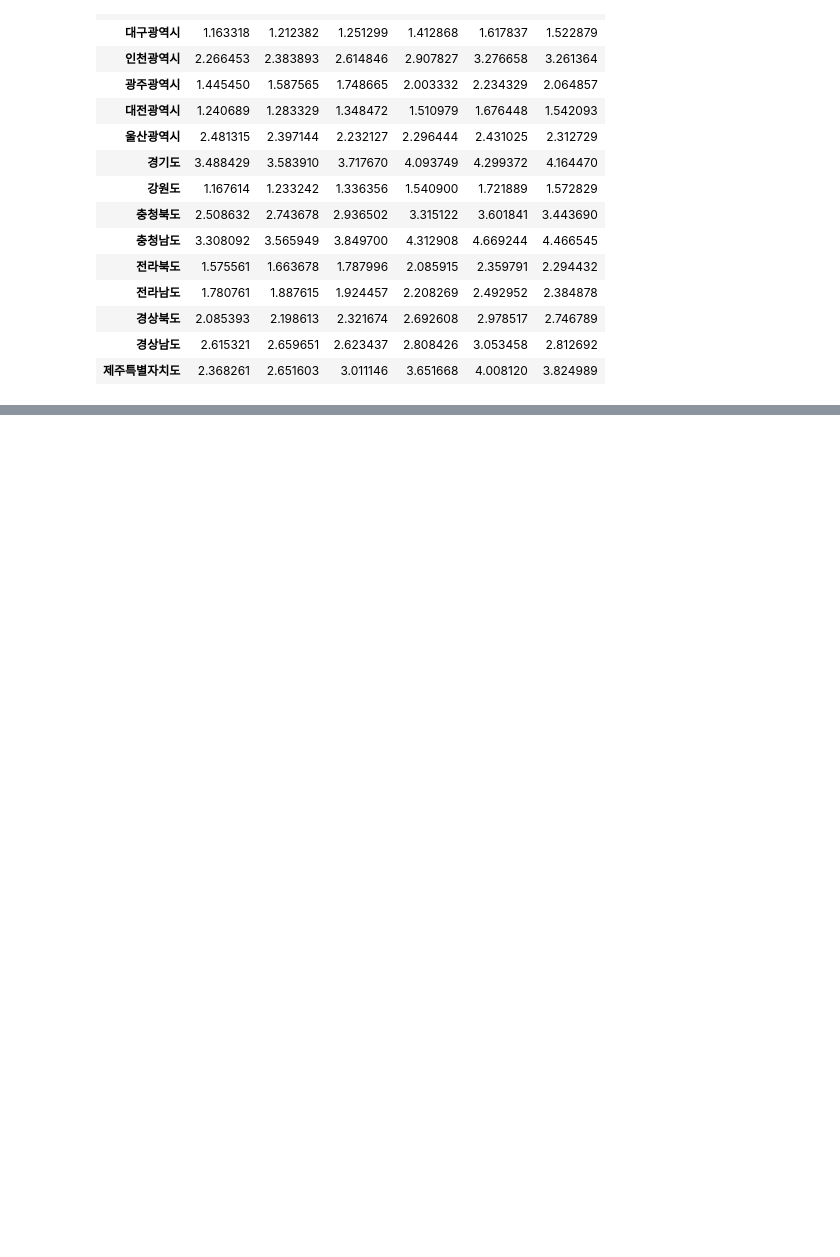
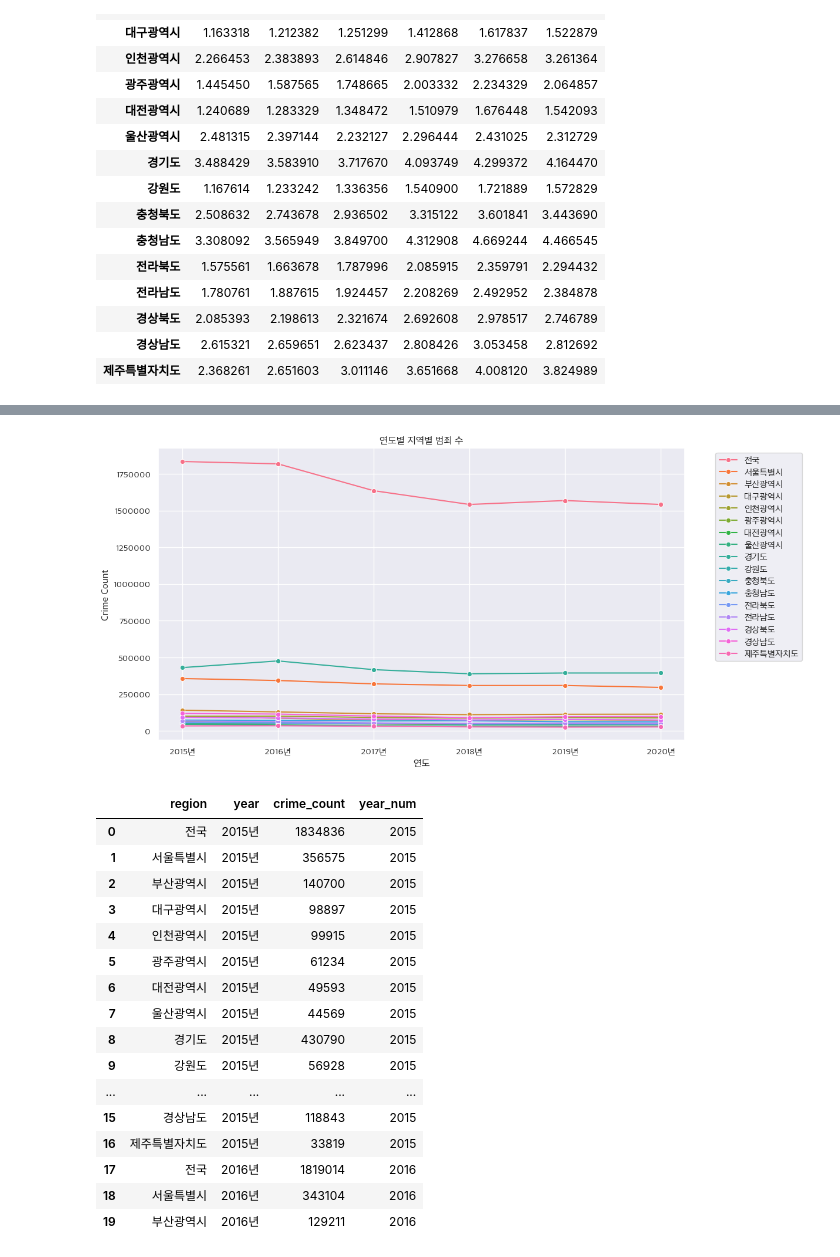
Before and after one commit to chanhwiKang/BigDataProject, a Jupyter notebook: project.ipynb, the cells around one changed output, grey strips where cells are left out. Drawn from its saved outputs; the diff is of its cells as text; code cells hidden in the pictures; blank space fills up the shorter version.

```diff
--- a/project.ipynb
+++ b/project.ipynb
@@ -382,0 +345,57 @@ display(fp_long.head(20))
+# %%
+# line plot: 연도 변화에 따른 지역별 외국인 비율
+import matplotlib.pyplot as plt
+import seaborn as sns
+import pandas as pd
+
+# criminal.drop('전국', axis=0, inplace=True)
+# criminal.drop('서울특별시', axis=0, inplace=True)
+# criminal.drop('경기도', axis=0, inplace=True)
+
+# 1. 기존 행 인덱스를 'region' 열로 변환
+# 2. melt로 long-format 변환
+cm_long = criminal.reset_index().rename(columns={'index':'region'})
+cm_long = cm_long.melt(id_vars='region', var_name='year', value_name='crime_count')
+
+# 연도 숫자 추출(정렬용)
+cm_long['year_num'] = cm_long['year'].astype(str).str.extract(r'(\d{4})').astype(int)
+
+# (선택) 그릴 지역 목록 — 주석 해제하고 원하는 지역만 넣으면 됨
+# regions_to_plot = ['서울특별시','경기도','부산광역시']
+# cm_long = cm_long[cm_long['region'].isin(regions_to_plot)]
+
+# Plot: x=year_num, y=crime_count, hue=region
+plt.figure(figsize=(12,6))
+sns.lineplot(data=cm_long, x='year_num', y='crime_count', hue='region', marker='o')
+plt.xticks(cm_long['year_num'].sort_values().unique(), [str(y)+'년' for y in cm_long['year_num'].sort_values().unique()])
+plt.xlabel('연도')
+plt.ylabel('Crime Count')
+plt.title('연도별 지역별 범죄 수')
+plt.legend(bbox_to_anchor=(1.05,1), loc='upper left')
+plt.tight_layout()
+plt.ticklabel_format(style='plain', axis='y')
+
+plt.show()
+
+
+# 데이터 확인
+display(cm_long.head(20))
+# %% [output]
+[figure, added]
+|  | region | year | crime_count | year_num |
+| 0 | 전국 | 2015년 | 1834836 | 2015 |
+| 1 | 서울특별시 | 2015년 | 356575 | 2015 |
+| 2 | 부산광역시 | 2015년 | 140700 | 2015 |
+| 3 | 대구광역시 | 2015년 | 98897 | 2015 |
+| 4 | 인천광역시 | 2015년 | 99915 | 2015 |
+| 5 | 광주광역시 | 2015년 | 61234 | 2015 |
+| 6 | 대전광역시 | 2015년 | 49593 | 2015 |
+| 7 | 울산광역시 | 2015년 | 44569 | 2015 |
+| 8 | 경기도 | 2015년 | 430790 | 2015 |
+| 9 | 강원도 | 2015년 | 56928 | 2015 |
+| ... | ... | ... | ... | ... |
+| 15 | 경상남도 | 2015년 | 118843 | 2015 |
+| 16 | 제주특별자치도 | 2015년 | 33819 | 2015 |
+| 17 | 전국 | 2016년 | 1819014 | 2016 |
+| 18 | 서울특별시 | 2016년 | 343104 | 2016 |
+| 19 | 부산광역시 | 2016년 | 129211 | 2016 |
```
Also changed, not shown: parts of 7 cells of this notebook.
